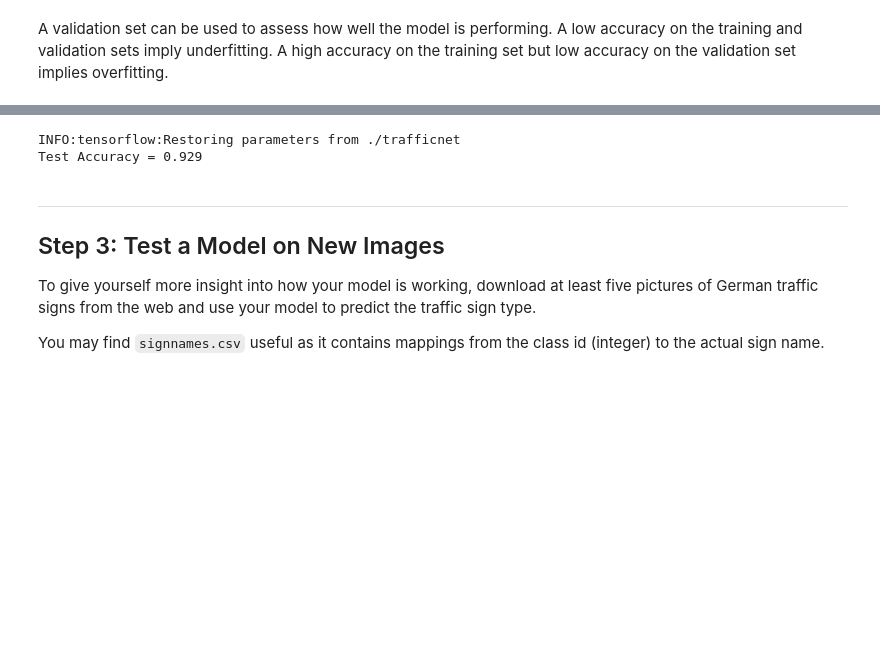
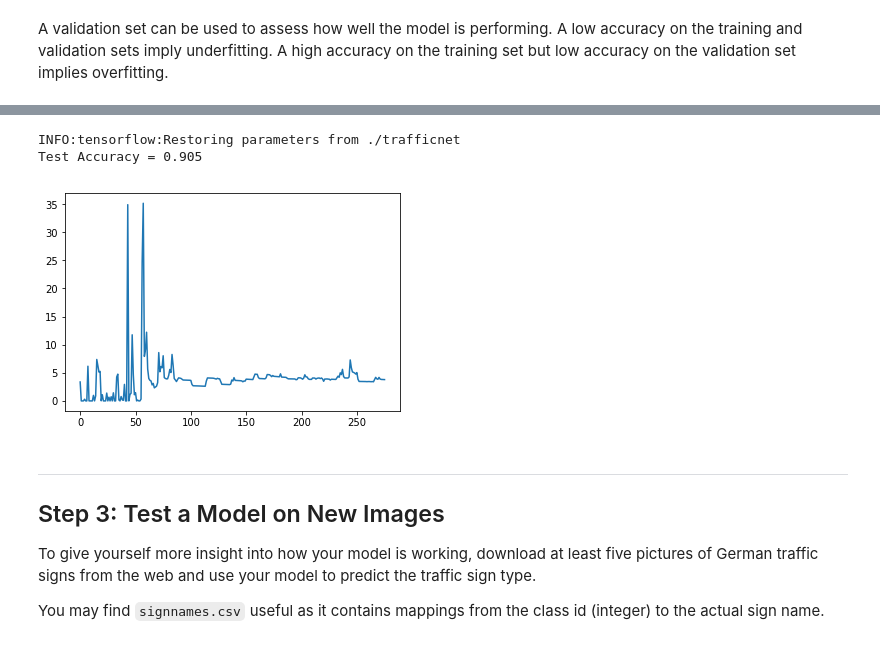
Before and after one commit to agoswami/sdcnd, a Jupyter notebook: Term1-P2-Traffic-Sign-Classifier-Project/Traffic_Sign_Classifier.ipynb, the cells around one changed output, grey strips where cells are left out. Saved outputs shown, nothing was run; the diff lists cells and outputs as text; code cells hidden in the pictures; blank space fills up the shorter version.

```diff
--- a/Term1-P2-Traffic-Sign-Classifier-Project/Traffic_Sign_Classifier.ipynb
+++ b/Term1-P2-Traffic-Sign-Classifier-Project/Traffic_Sign_Classifier.ipynb
@@ -352,12 +472,16 @@ Test Accuracy = 0.946
 # %%
 with tf.Session() as sess:
     saver.restore(sess, tf.train.latest_checkpoint('.'))
 
-    test_accuracy = evaluate(XN_test, y_test)
+    test_accuracy = evaluate(XN_test_norm, y_test)
     print("Test Accuracy = {:.3f}".format(test_accuracy))
+
+    test_loss_list = evaluateLearningCurve(XN_test_norm, y_test)
+    plt.plot(valid_loss_list)
 # %% [output]
 INFO:tensorflow:Restoring parameters from ./trafficnet
-Test Accuracy = 0.929
+Test Accuracy = 0.905
+[figure, added]
 # %% [markdown]
 ---
 
```
Also changed, not shown: parts of 27 cells of this notebook, 5 other files.
